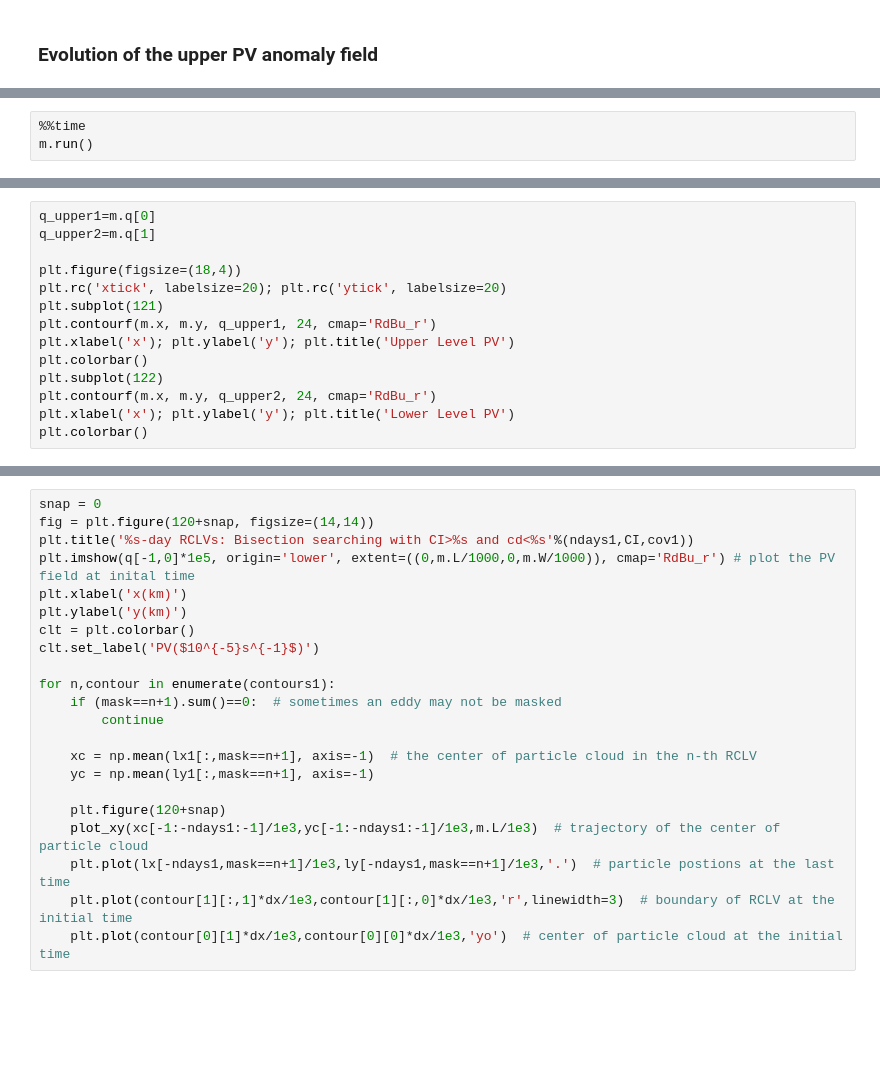
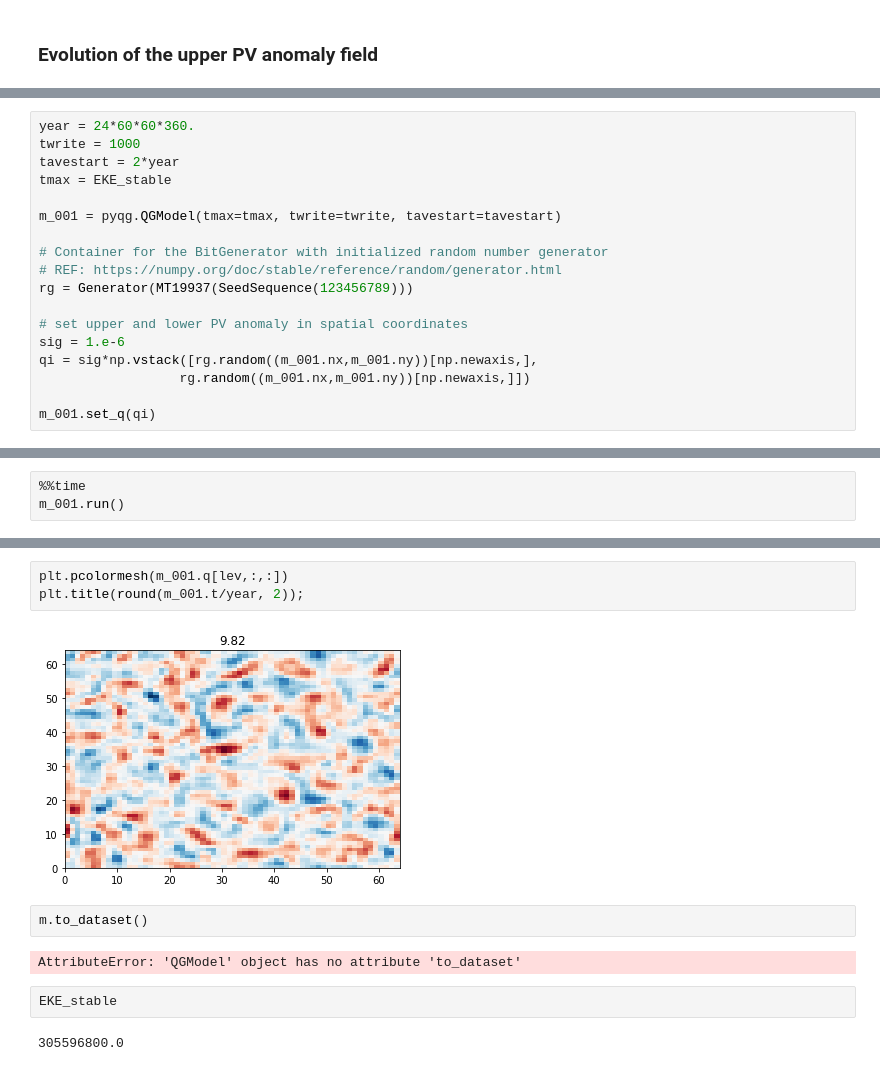
Before and after one commit to ocean-transport/lcs-ml, a Jupyter notebook: run_to_equilibrium.ipynb, the cells around one changed output, grey strips where cells are left out. Drawn from its saved outputs; the diff is of its cells as text; blank space fills up the shorter version.

```diff
--- a/run_to_equilibrium.ipynb
+++ b/run_to_equilibrium.ipynb
@@ -253,0 +195,18 @@ eke = m.get_diagnostic('EKE')
+# %%
+year = 24*60*60*360.
+twrite = 1000
+tavestart = 2*year
+tmax = EKE_stable
+
+m_001 = pyqg.QGModel(tmax=tmax, twrite=twrite, tavestart=tavestart)
+
+# Container for the BitGenerator with initialized random number generator
+# REF: https://numpy.org/doc/stable/reference/random/generator.html
+rg = Generator(MT19937(SeedSequence(123456789)))
+
+# set upper and lower PV anomaly in spatial coordinates
+sig = 1.e-6
+qi = sig*np.vstack([rg.random((m_001.nx,m_001.ny))[np.newaxis,],
+                  rg.random((m_001.nx,m_001.ny))[np.newaxis,]])
+
+m_001.set_q(qi)
@@ -254,3 +215,3 @@ eke = m.get_diagnostic('EKE')
 # %%
 %%time
-m.run()
+m_001.run()
@@ -259,14 +237,0 @@ Plot upper and lower PV anomalies.
-# %%
-q_upper1=m.q[0]
-q_upper2=m.q[1]
-
-plt.figure(figsize=(18,4))
-plt.rc('xtick', labelsize=20); plt.rc('ytick', labelsize=20)
-plt.subplot(121)
-plt.contourf(m.x, m.y, q_upper1, 24, cmap='RdBu_r')
-plt.xlabel('x'); plt.ylabel('y'); plt.title('Upper Level PV')
-plt.colorbar()
-plt.subplot(122)
-plt.contourf(m.x, m.y, q_upper2, 24, cmap='RdBu_r')
-plt.xlabel('x'); plt.ylabel('y'); plt.title('Lower Level PV')
-plt.colorbar()
@@ -412,22 +238,13 @@ mask = rclv.label_points_in_contours(lavd1.shape, [c[1] for c in contours1])  #l
-# %%
-snap = 0
-fig = plt.figure(120+snap, figsize=(14,14))
-plt.title('%s-day RCLVs: Bisection searching with CI>%s and cd<%s'%(ndays1,CI,cov1))
-plt.imshow(q[-1,0]*1e5, origin='lower', extent=((0,m.L/1000,0,m.W/1000)), cmap='RdBu_r') # plot the PV field at inital time
-plt.xlabel('x(km)')
-plt.ylabel('y(km)')
-clt = plt.colorbar()
-clt.set_label('PV($10^{-5}s^{-1}$)')
-
-for n,contour in enumerate(contours1):
-    if (mask==n+1).sum()==0:  # sometimes an eddy may not be masked
-        continue
-
-    xc = np.mean(lx1[:,mask==n+1], axis=-1)  # the center of particle cloud in the n-th RCLV
-    yc = np.mean(ly1[:,mask==n+1], axis=-1)
-
-    plt.figure(120+snap)
-    plot_xy(xc[-1:-ndays1:-1]/1e3,yc[-1:-ndays1:-1]/1e3,m.L/1e3)  # trajectory of the center of particle cloud
-    plt.plot(lx[-ndays1,mask==n+1]/1e3,ly[-ndays1,mask==n+1]/1e3,'.')  # particle postions at the last time
-    plt.plot(contour[1][:,1]*dx/1e3,contour[1][:,0]*dx/1e3,'r',linewidth=3)  # boundary of RCLV at the initial time
-    plt.plot(contour[0][1]*dx/1e3,contour[0][0]*dx/1e3,'yo')  # center of particle cloud at the initial time
+# %%
+plt.pcolormesh(m_001.q[lev,:,:])
+plt.title(round(m_001.t/year, 2));
+# %% [output]
+[figure, added]
+# %%
+m.to_dataset()
+# %% [output]
+AttributeError: 'QGModel' object has no attribute 'to_dataset'
+# %%
+EKE_stable
+# %% [output]
+305596800.0
```
Also changed, not shown: parts of 40 cells of this notebook, 1 other file.
